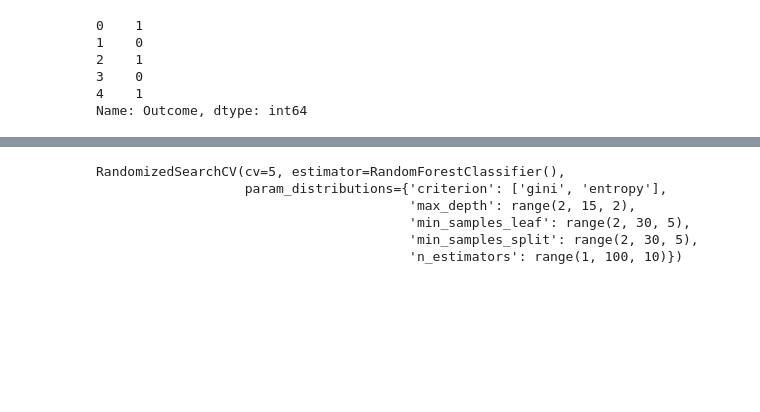
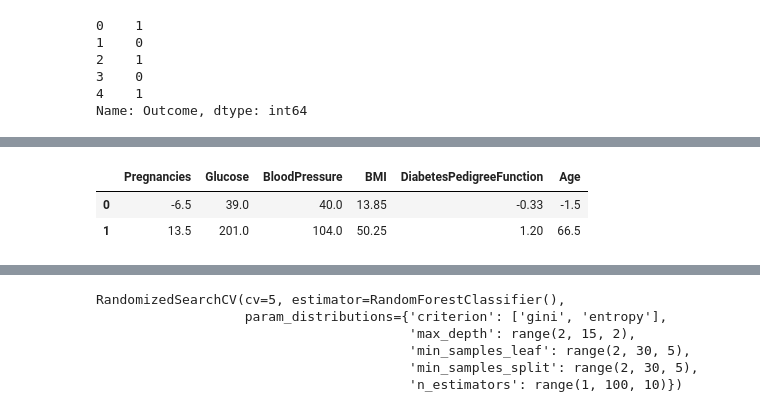
Before and after one commit to NLZer0/Predict-diabetes, a Jupyter notebook: main.ipynb, the cells around one changed output, grey strips where cells are left out. Saved outputs shown, nothing was run; the diff lists cells and outputs as text; code cells hidden in the pictures; blank space fills up the shorter version.

```diff
--- a/main.ipynb
+++ b/main.ipynb
@@ -191,0 +181,15 @@ X.boxplot()
+# %%
+def find_borders(arr):
+    first_quart = np.quantile(arr, 0.25)
+    third_quart = np.quantile(arr, 0.75)
+    distance = third_quart - first_quart
+    min_border = first_quart - 1.5*distance
+    max_border = third_quart + 1.5*distance
+    return min_border, max_border
+# %%
+min_max = X.apply(find_borders)
+min_max
+# %% [output]
+|  | Pregnancies | Glucose | BloodPressure | BMI | DiabetesPedigreeFunction | Age |
+| 0 | -6.5 | 39.0 | 40.0 | 13.85 | -0.33 | -1.5 |
+| 1 | 13.5 | 201.0 | 104.0 | 50.25 | 1.20 | 66.5 |
```
Also changed, not shown: parts of 21 cells of this notebook.
